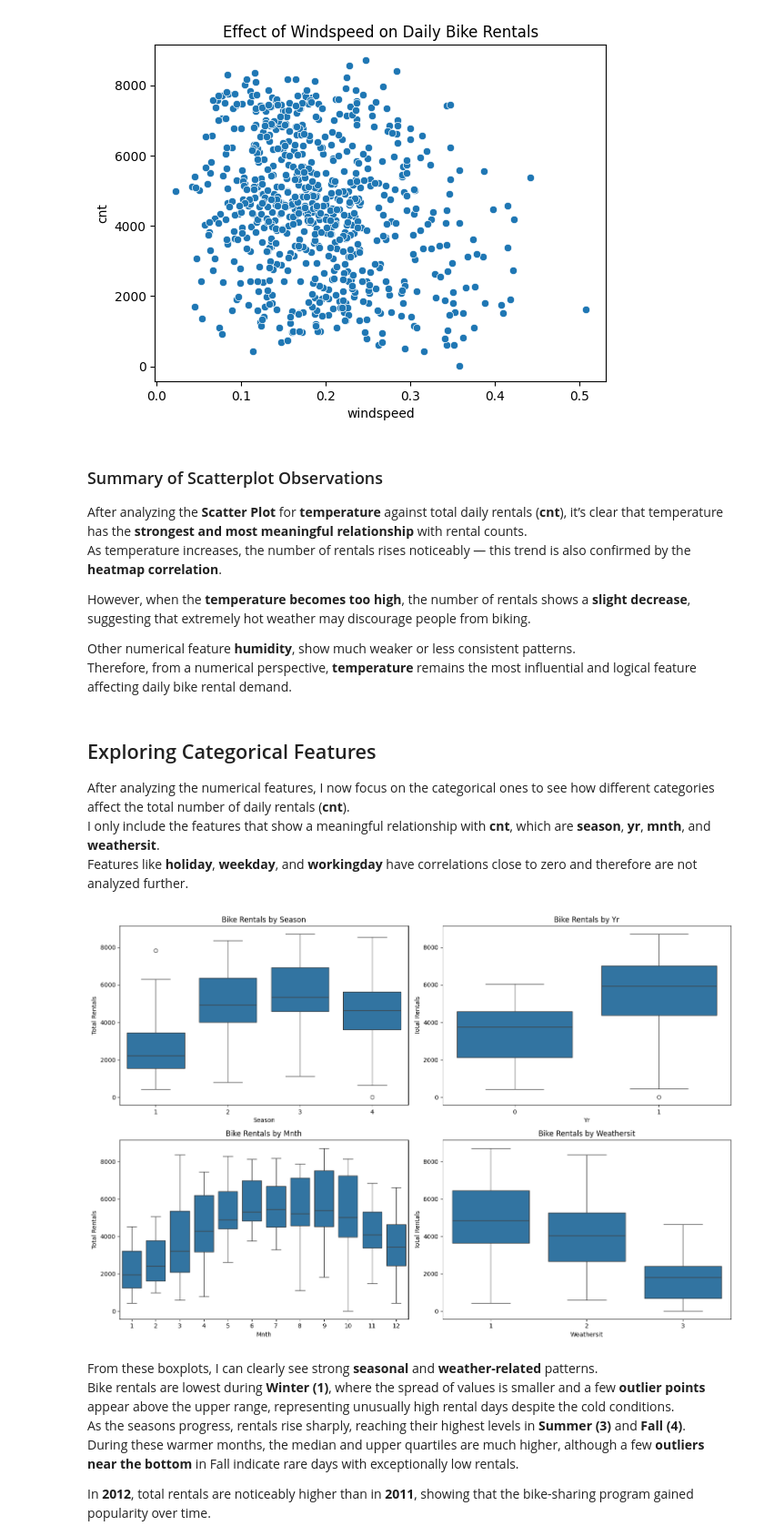
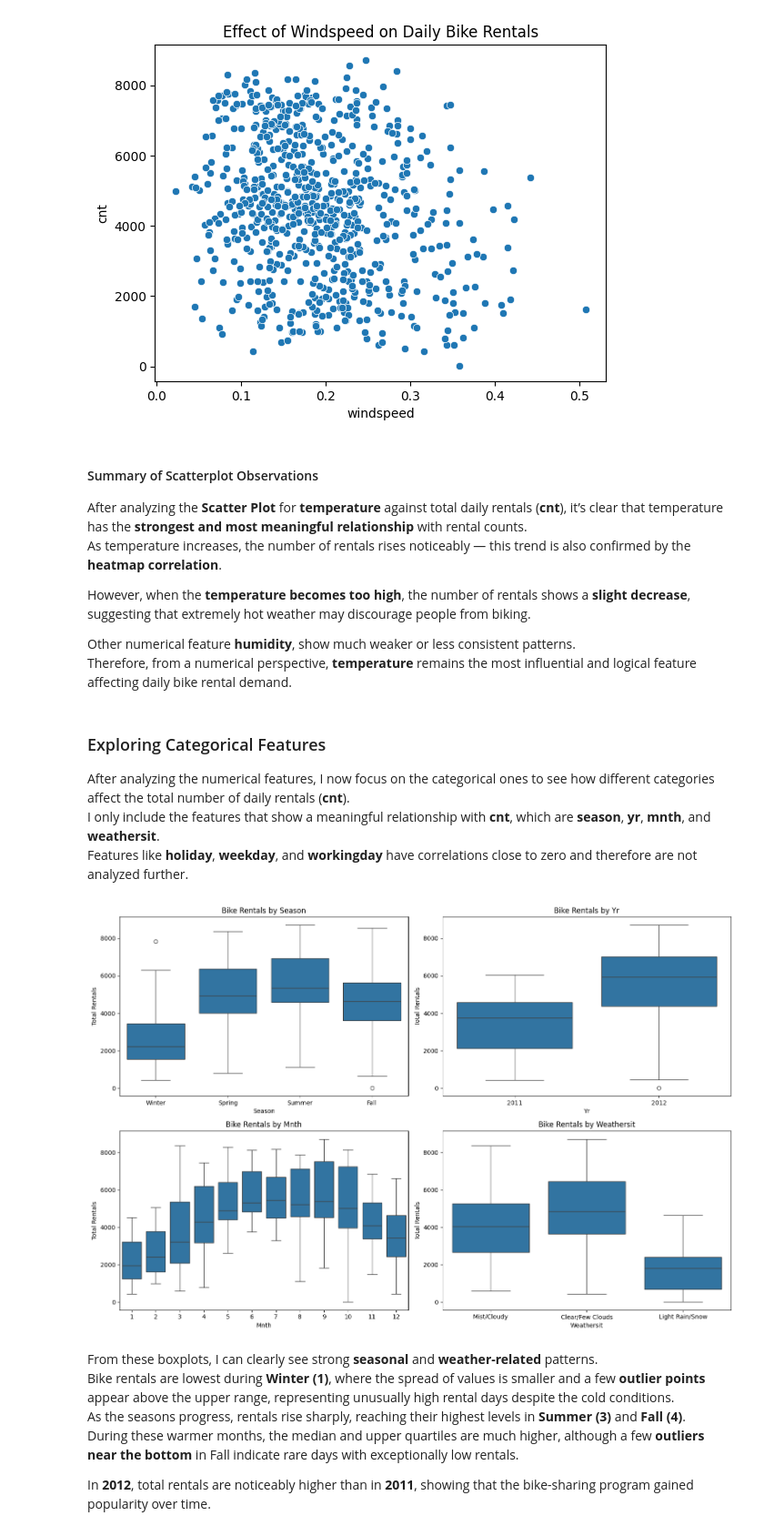
Before and after one commit to fatihkoran1/Bike-Rental-Predictor, a Jupyter notebook: DAIA/01_bike_rental_data_provisioning.ipynb, the cells around one changed output. Shown at 91% size. Drawn from its saved outputs; the diff is of its cells as text; code cells hidden in the pictures.

```diff
--- a/DAIA/01_bike_rental_data_provisioning.ipynb
+++ b/DAIA/01_bike_rental_data_provisioning.ipynb
@@ -225,7 +225,7 @@ for col in num_features:
 [figure]
 [figure]
 # %% [markdown]
-### Summary of Scatterplot Observations
+#### Summary of Scatterplot Observations
 
 After analyzing the **Scatter Plot** for **temperature** against total daily rentals (**cnt**), it’s clear that temperature has the **strongest and most meaningful relationship** with rental counts.
 As temperature increases, the number of rentals rises noticeably — this trend is also confirmed by the **heatmap correlation**.
@@ -235,29 +235,44 @@ However, when the **temperature becomes too high**, the number of rentals shows
 Other numerical feature **humidity**, show much weaker or less consistent patterns.
 Therefore, from a numerical perspective, **temperature** remains the most influential and logical feature affecting daily bike rental demand.
 # %% [markdown]
-## Exploring Categorical Features
+### Exploring Categorical Features
 
 After analyzing the numerical features, I now focus on the categorical ones to see how different categories affect the total number of daily rentals (**cnt**).
 I only include the features that show a meaningful relationship with **cnt**, which are **season**, **yr**, **mnth**, and **weathersit**.
 Features like **holiday**, **weekday**, and **workingday** have correlations close to zero and therefore are not analyzed further.
 # %%
-# Define categorical features to plot
+import seaborn as sns
+import matplotlib.pyplot as plt
+
+# Copy your DataFrame so we can add readable labels
+df_plot = df_corr.copy()
+
+# Replace numeric codes with actual labels
+df_plot["season"] = df_plot["season"].map({1: "Winter", 2: "Spring", 3: "Summer", 4: "Fall"})
+df_plot["yr"] = df_plot["yr"].map({0: "2011", 1: "2012"})
+df_plot["weathersit"] = df_plot["weathersit"].map({
+    1: "Clear/Few Clouds",
+    2: "Mist/Cloudy",
+    3: "Light Rain/Snow"
+})
+
+# Categorical features to plot
 cat_features = ["season", "yr", "mnth", "weathersit"]
 
 # Set up subplots
 fig, axes = plt.subplots(2, 2, figsize=(15, 10))
 
 for i, col in enumerate(cat_features):
     ax = axes[i // 2, i % 2]
-    sns.boxplot(data=df_corr, x=col, y="cnt", ax=ax)
+    sns.boxplot(data=df_plot, x=col, y="cnt", ax=ax)
     ax.set_title(f"Bike Rentals by {col.capitalize()}")
     ax.set_xlabel(col.capitalize())
     ax.set_ylabel("Total Rentals")
 
 plt.tight_layout()
 plt.show()
 # %% [output]
-[figure, old version]
+[figure, new version]
 # %% [markdown]
 From these boxplots, I can clearly see strong **seasonal** and **weather-related** patterns.
 Bike rentals are lowest during **Winter (1)**, where the spread of values is smaller and a few **outlier points** appear above the upper range, representing unusually high rental days despite the cold conditions.
```
Also changed, not shown: parts of 22 cells of this notebook, 3 other files.
